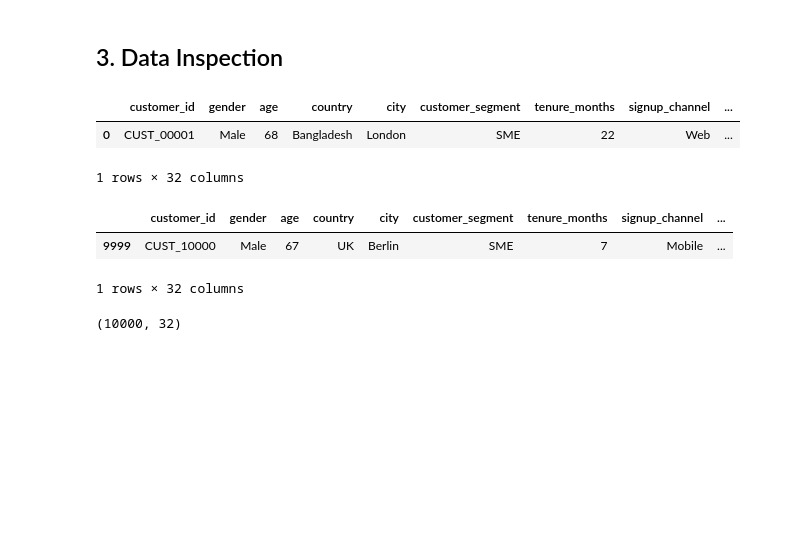
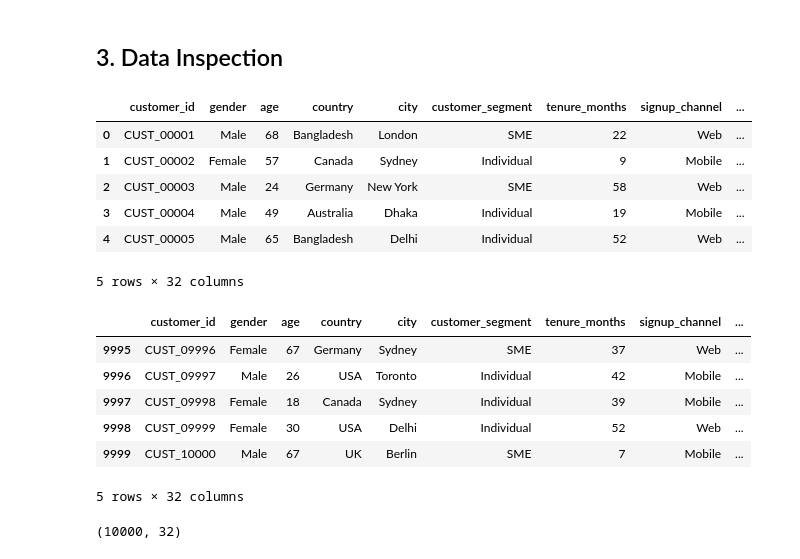
Before and after one commit to prasin-k-m/Subscription-Retention-Prediction, a Jupyter notebook: model.ipynb, the cells around one changed output. Cells and saved outputs as stored; diff of their text form; code cells hidden in the pictures; blank space fills up the shorter version.

```diff
--- a/model.ipynb
+++ b/model.ipynb
@@ -42,17 +45,25 @@ df
 # %% [markdown]
 ## 3. Data Inspection
 # %%
-df.head(1)
+df.head()
 # %% [output]
 |  | customer_id | gender | age | country | city | customer_segment | tenure_months | signup_channel | ... |
 | 0 | CUST_00001 | Male | 68 | Bangladesh | London | SME | 22 | Web | ... |
+| 1 | CUST_00002 | Female | 57 | Canada | Sydney | Individual | 9 | Mobile | ... |
+| 2 | CUST_00003 | Male | 24 | Germany | New York | SME | 58 | Web | ... |
+| 3 | CUST_00004 | Male | 49 | Australia | Dhaka | Individual | 19 | Mobile | ... |
+| 4 | CUST_00005 | Male | 65 | Bangladesh | Delhi | Individual | 52 | Web | ... |
-1 rows × 32 columns
+5 rows × 32 columns
 # %%
-df.tail(1)
+df.tail()
 # %% [output]
 |  | customer_id | gender | age | country | city | customer_segment | tenure_months | signup_channel | ... |
+| 9995 | CUST_09996 | Female | 67 | Germany | Sydney | SME | 37 | Web | ... |
+| 9996 | CUST_09997 | Male | 26 | USA | Toronto | Individual | 42 | Mobile | ... |
+| 9997 | CUST_09998 | Female | 18 | Canada | Sydney | Individual | 39 | Mobile | ... |
+| 9998 | CUST_09999 | Female | 30 | USA | Delhi | Individual | 52 | Web | ... |
 | 9999 | CUST_10000 | Male | 67 | UK | Berlin | SME | 7 | Mobile | ... |
-1 rows × 32 columns
+5 rows × 32 columns
 # %%
 df.shape
 # %% [output]
```
Also changed, not shown: parts of 69 cells of this notebook, 4 other files.
